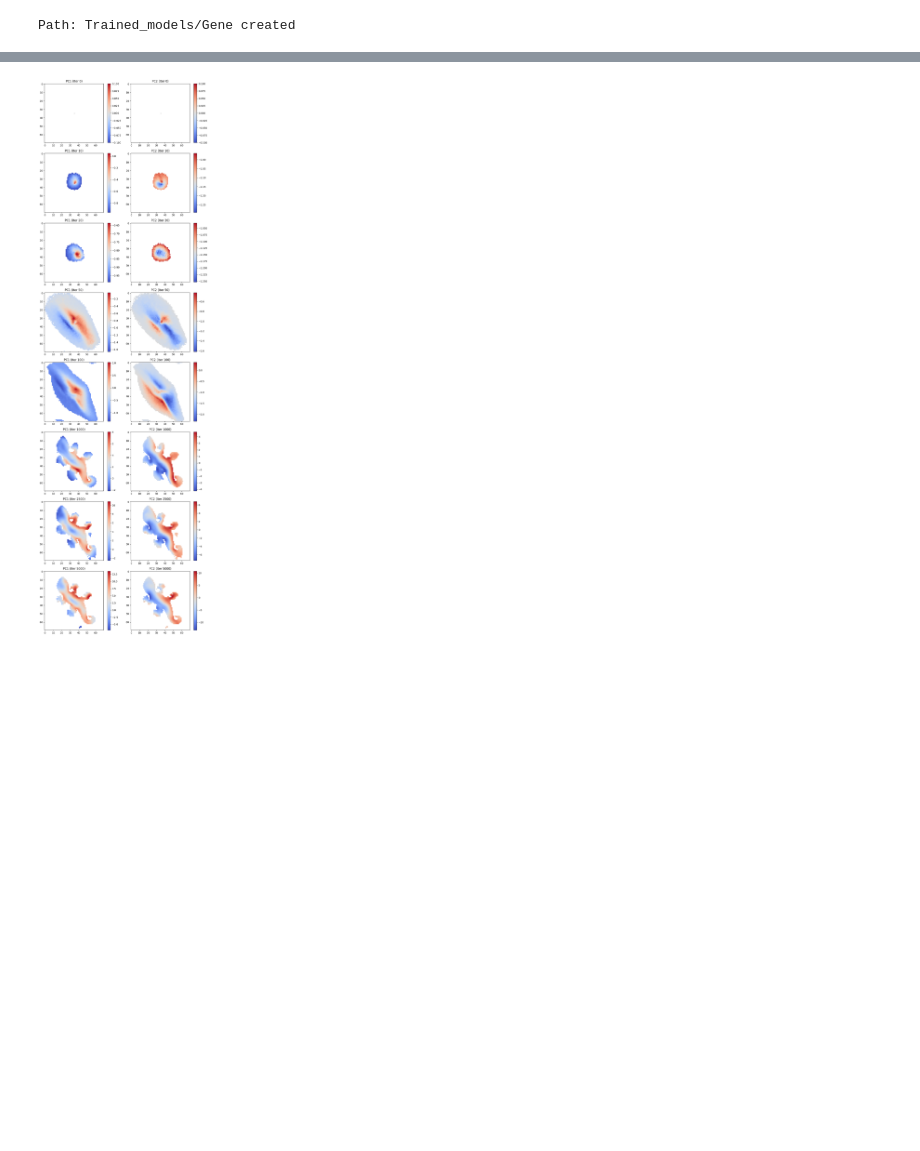
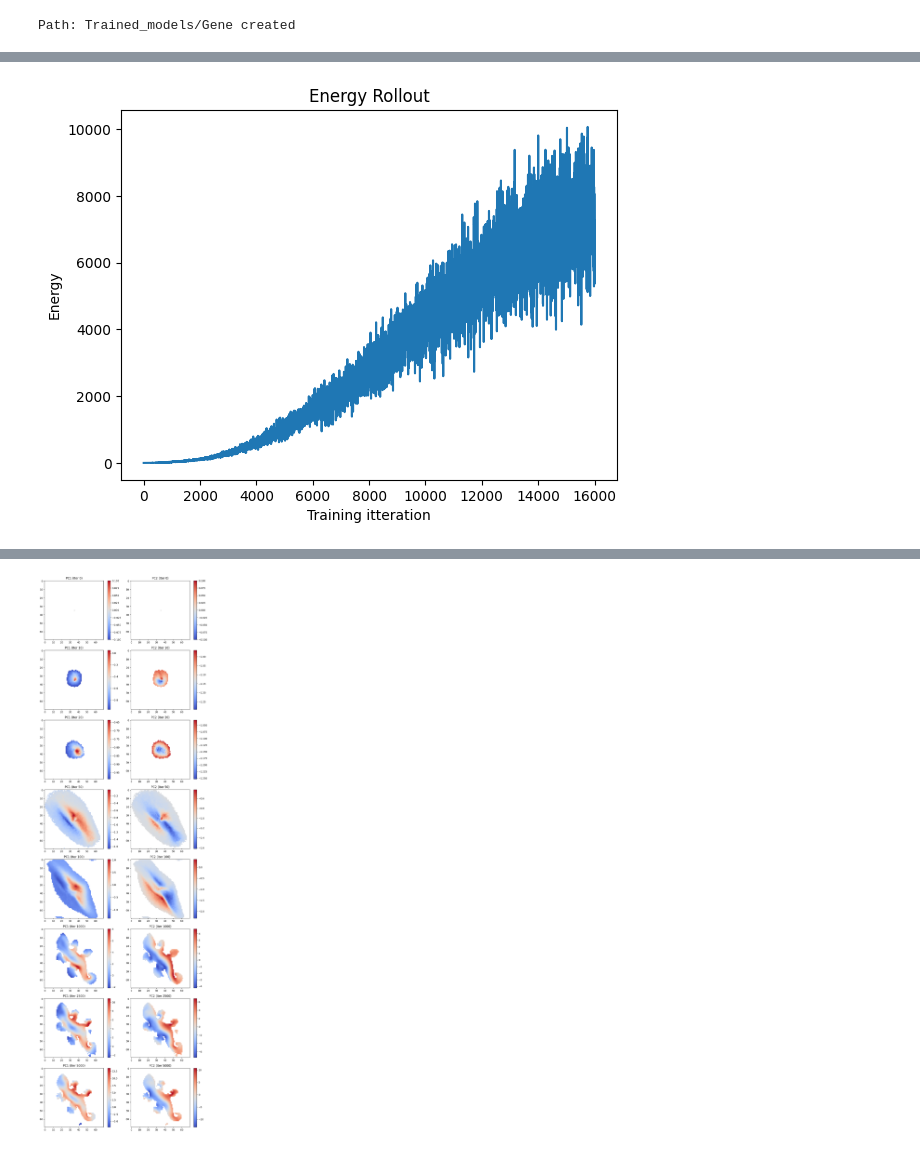
Before and after one commit to lshofsl/Advanced-topics-in-PoD-project-, a Jupyter notebook: EBM_NCA_baseline.ipynb, the cells around one changed output, grey strips where cells are left out. Saved outputs shown, nothing was run; the diff lists cells and outputs as text; code cells hidden in the pictures; blank space fills up the shorter version.

```diff
--- a/EBM_NCA_baseline.ipynb
+++ b/EBM_NCA_baseline.ipynb
@@ -300,0 +249,8 @@ plt.show()
+# %%
+plt.plot(energy_rollout)
+plt.title("Energy Rollout")
+plt.xlabel("Training itteration")
+plt.ylabel("Energy")
+plt.show()
+# %% [output]
+[figure, added]
```
Also changed, not shown: parts of 6 cells of this notebook.
